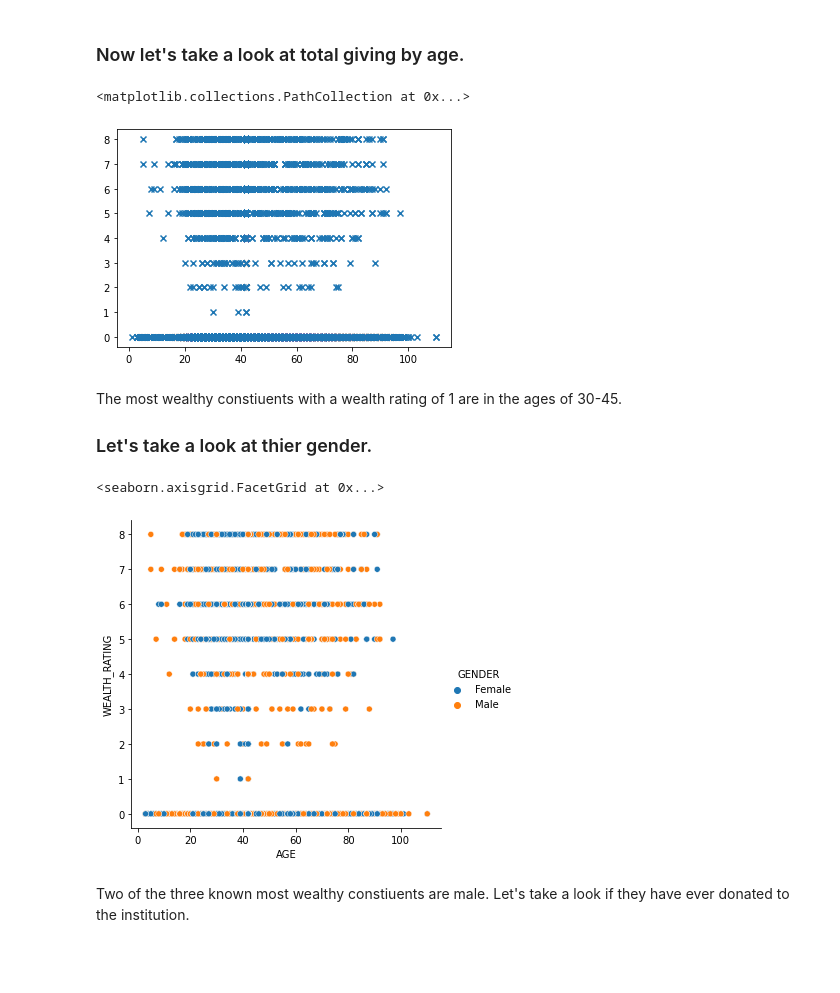
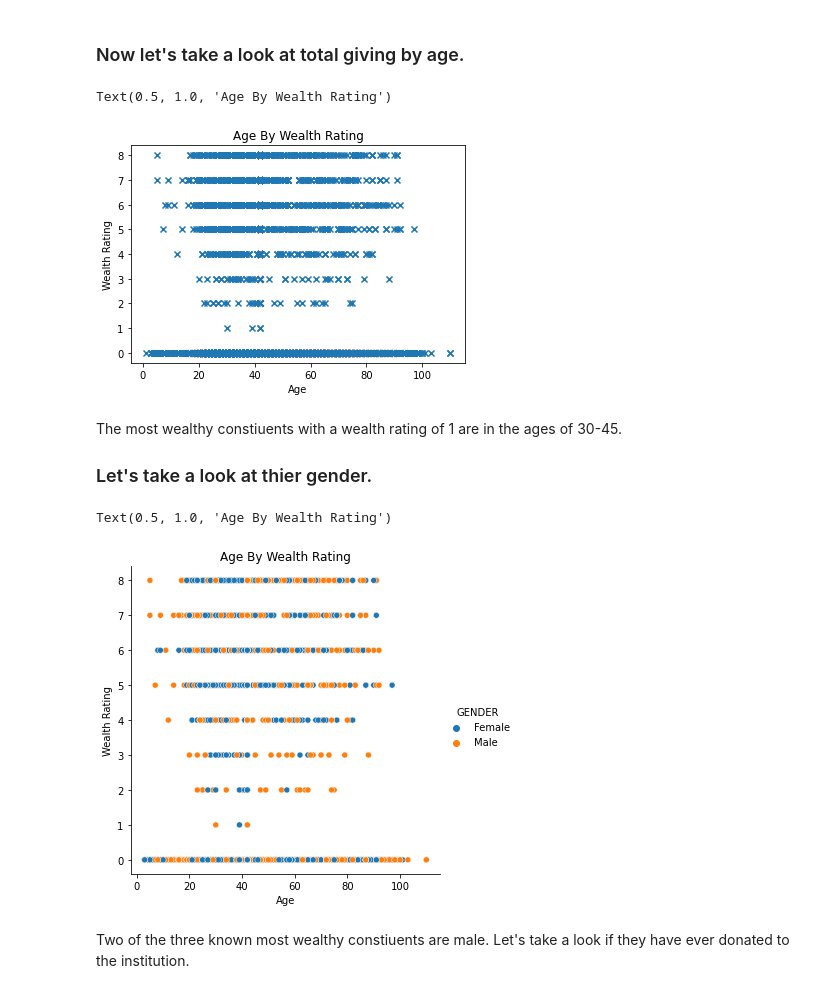
Before and after one commit to ngockle/Projects, a Jupyter notebook: Donors Models/Predictive Modeling - Donors.ipynb, the cells around one changed output. Drawn from its saved outputs; the diff is of its cells as text; code cells hidden in the pictures; blank space fills up the shorter version.

```diff
--- a/Donors Models/Predictive Modeling - Donors.ipynb
+++ b/Donors Models/Predictive Modeling - Donors.ipynb
@@ -504,18 +505,24 @@ The top three highest donors are female to the institution.
 ### Now let's take a look at total giving by age.
 # %%
 plt.scatter(x='AGE', y='WEALTH_RATING', data=df2, marker='x')
+plt.xlabel('Age')
+plt.ylabel('Wealth Rating')
+plt.title('Age By Wealth Rating')
 # %% [output]
-<matplotlib.collections.PathCollection at 0x...>
+Text(0.5, 1.0, 'Age By Wealth Rating')
-[figure, old version]
+[figure, new version]
 # %% [markdown]
 The most wealthy constiuents with a wealth rating of 1 are in the ages of 30-45.
 
 ### Let's take a look at thier gender.
 # %%
 sns.relplot(x='AGE', y='WEALTH_RATING', hue="GENDER", data=df)
+plt.xlabel('Age')
+plt.ylabel('Wealth Rating')
+plt.title('Age By Wealth Rating')
 # %% [output]
-<seaborn.axisgrid.FacetGrid at 0x...>
+Text(0.5, 1.0, 'Age By Wealth Rating')
-[figure, old version]
+[figure, new version]
 # %% [markdown]
 Two of the three known most wealthy constiuents are male. Let's take a look if they have ever donated to the institution.
 # %%
```
Also changed, not shown: parts of 26 cells of this notebook.
